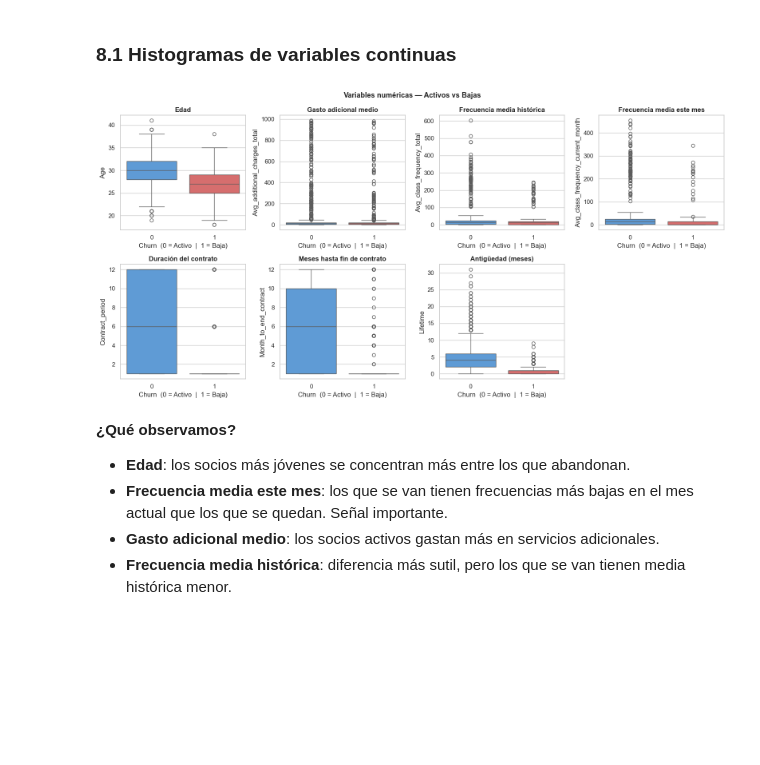
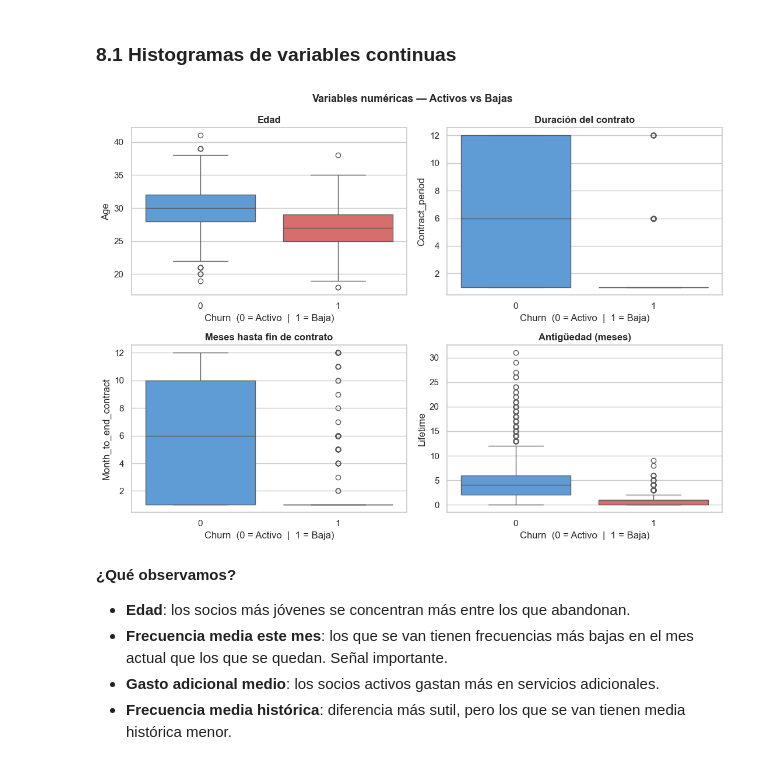
Before and after one commit to eyancess/fit_life_analytics, a Jupyter notebook: notebooks/01_exploracion_inicial.ipynb, the cells around one changed output. Saved outputs shown, nothing was run; the diff lists cells and outputs as text; code cells hidden in the pictures; blank space fills up the shorter version.

```diff
--- a/notebooks/01_exploracion_inicial.ipynb
+++ b/notebooks/01_exploracion_inicial.ipynb
@@ -120,9 +125,6 @@ memory usage: 437.6 KB
 # Variables numéricas
 VARS_NUMERICAS = [
     'Age',
-    'Avg_additional_charges_total',
-    'Avg_class_frequency_total',
-    'Avg_class_frequency_current_month',
     'Contract_period',
     'Month_to_end_contract',
     'Lifetime'
@@ -291,40 +295,35 @@ Usamos `hue='Churn'` en seaborn para colorear por grupo automáticamente:
 # %% [markdown]
 ### 8.1 Histogramas de variables continuas
 # %%
-fig, axes = plt.subplots(2, 4, figsize=(16, 8))
+fig, axes = plt.subplots(2, 2, figsize=(11, 8))
 axes = axes.flatten()
 
 TITULOS = {
     'Age':                                'Edad',
-    'Avg_additional_charges_total':       'Gasto adicional medio',
-    'Avg_class_frequency_total':          'Frecuencia media histórica',
-    'Avg_class_frequency_current_month':  'Frecuencia media este mes',
     'Contract_period':                    'Duración del contrato',
     'Month_to_end_contract':              'Meses hasta fin de contrato',
     'Lifetime':                           'Antigüedad (meses)'
 }
 
 for i, variable in enumerate(VARS_NUMERICAS):
     sns.boxplot(
         data=df,
         x=TARGET,
         y=variable,
         hue=TARGET,
         palette={0: '#4C9BE8', 1: '#E85C5C'},
         legend=False,
         ax=axes[i]
     )
     axes[i].set_title(TITULOS[variable], fontweight='bold')
     axes[i].set_xlabel('Churn  (0 = Activo  |  1 = Baja)')
 
-axes[-1].set_visible(False)
-
 plt.suptitle('Variables numéricas — Activos vs Bajas', fontsize=13, fontweight='bold')
 plt.tight_layout()
 plt.savefig('../docs/img/02_boxplots_continuas.png', bbox_inches='tight')
 plt.show()
 # %% [output]
-[figure, old version]
+[figure, new version]
 # %% [markdown]
 **¿Qué observamos?**
 
```
Also changed, not shown: parts of 9 cells of this notebook, 41 other files.
